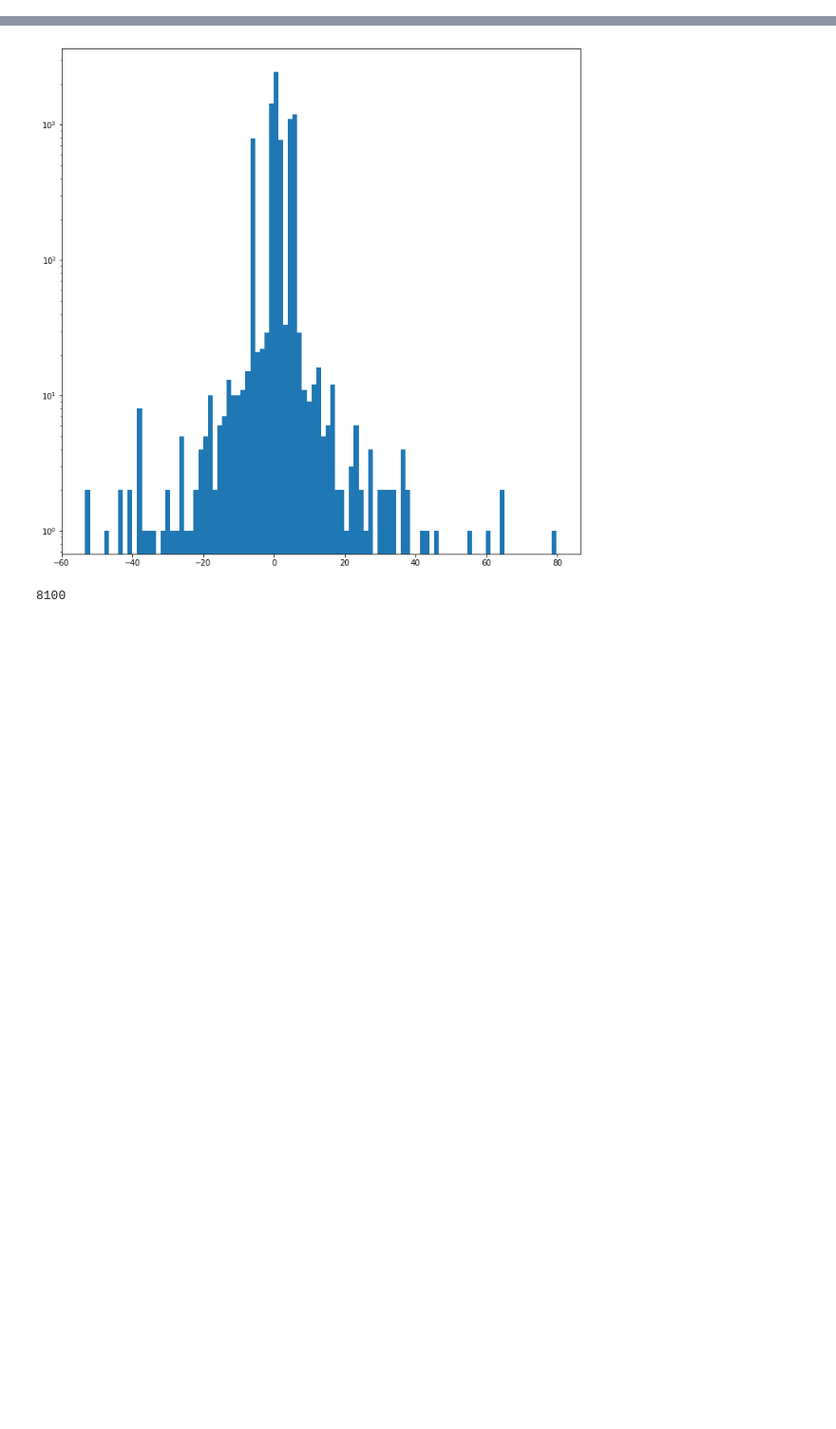
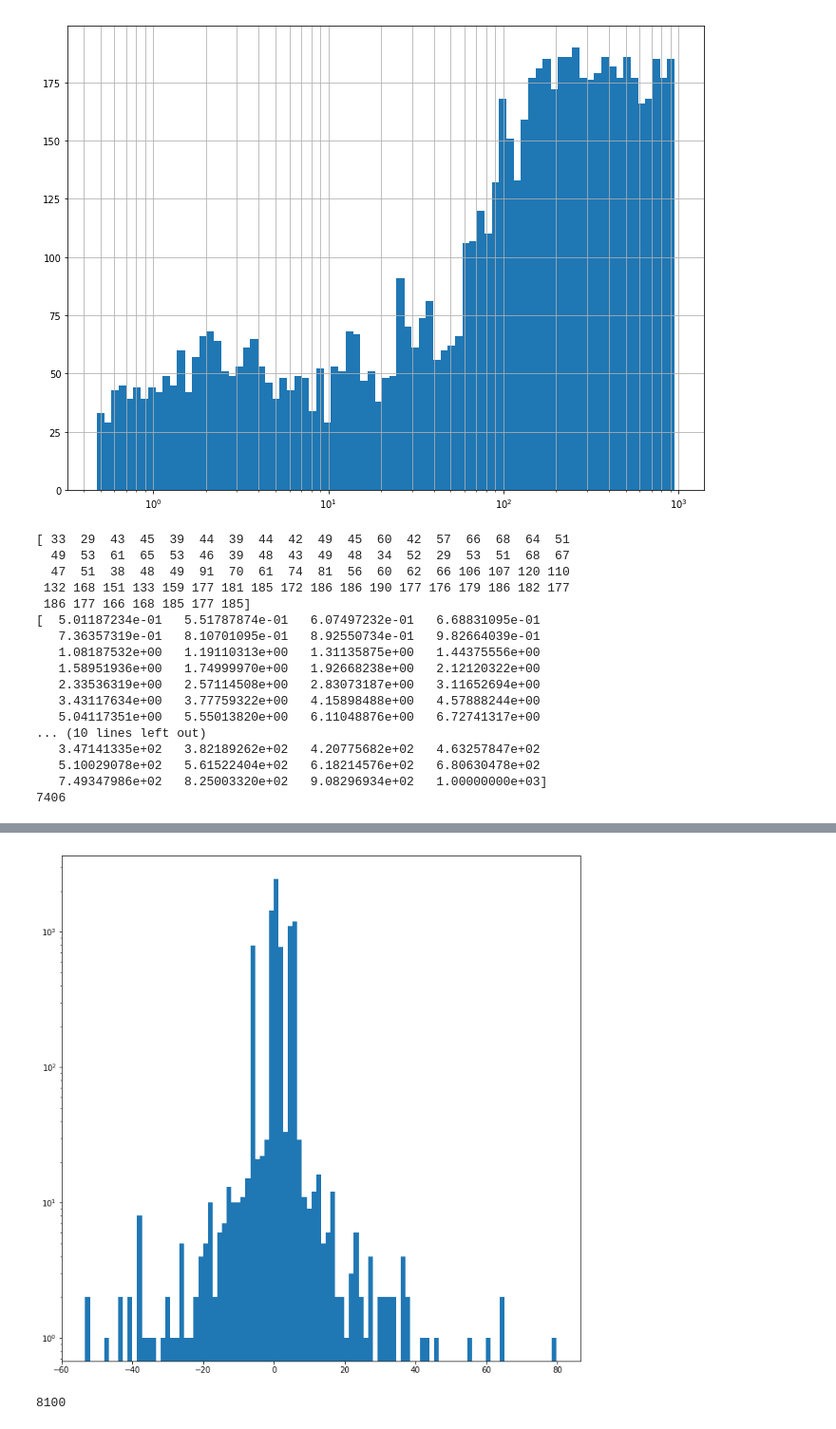
Before and after one commit to ChuyuanLiu/CNNFiltering, a Jupyter notebook: jupyters/cnn_tracks.ipynb, the cells around one changed output, grey strips where cells are left out. Shown at 95% size. Drawn from its saved outputs; the diff is of its cells as text; code cells hidden in the pictures; blank space fills up the shorter version.

```diff
--- a/jupyters/cnn_tracks.ipynb
+++ b/jupyters/cnn_tracks.ipynb
@@ -98,0 +156,37 @@ dfTracks.head()
+# %%
+plt.figure(figsize=(12,9))
+bins = np.logspace(-0.3, 3, 80)
+widths = (bins[1:] - bins[:-1])
+hist = np.histogram(train_tracks.data["Pt"], bins=bins,normed=False)
+hist_norm = hist[0]
+plt.bar(bins[:-1], hist_norm, widths)
+
+plt.xscale('log')
+#plt.yscale('log')
+
+#plt.ylim(1e-2,5e3)
+plt.grid()
+plt.grid(which='minor')
+plt.show()
+print(hist_norm)
+print(bins)
+print(np.sum(hist[0]))
+# %% [output]
+[figure, added]
+[ 33  29  43  45  39  44  39  44  42  49  45  60  42  57  66  68  64  51
+  49  53  61  65  53  46  39  48  43  49  48  34  52  29  53  51  68  67
+  47  51  38  48  49  91  70  61  74  81  56  60  62  66 106 107 120 110
+ 132 168 151 133 159 177 181 185 172 186 186 190 177 176 179 186 182 177
+ 186 177 166 168 185 177 185]
+[  5.01187234e-01   5.51787874e-01   6.07497232e-01   6.68831095e-01
+   7.36357319e-01   8.10701095e-01   8.92550734e-01   9.82664039e-01
+   1.08187532e+00   1.19110313e+00   1.31135875e+00   1.44375556e+00
+   1.58951936e+00   1.74999970e+00   1.92668238e+00   2.12120322e+00
+   2.33536319e+00   2.57114508e+00   2.83073187e+00   3.11652694e+00
+   3.43117634e+00   3.77759322e+00   4.15898488e+00   4.57888244e+00
+   5.04117351e+00   5.55013820e+00   6.11048876e+00   6.72741317e+00
+... (10 lines left out)
+   3.47141335e+02   3.82189262e+02   4.20775682e+02   4.63257847e+02
+   5.10029078e+02   5.61522404e+02   6.18214576e+02   6.80630478e+02
+   7.49347986e+02   8.25003320e+02   9.08296934e+02   1.00000000e+03]
+7406
```
Also changed, not shown: parts of 31 cells of this notebook, 5 other files.
